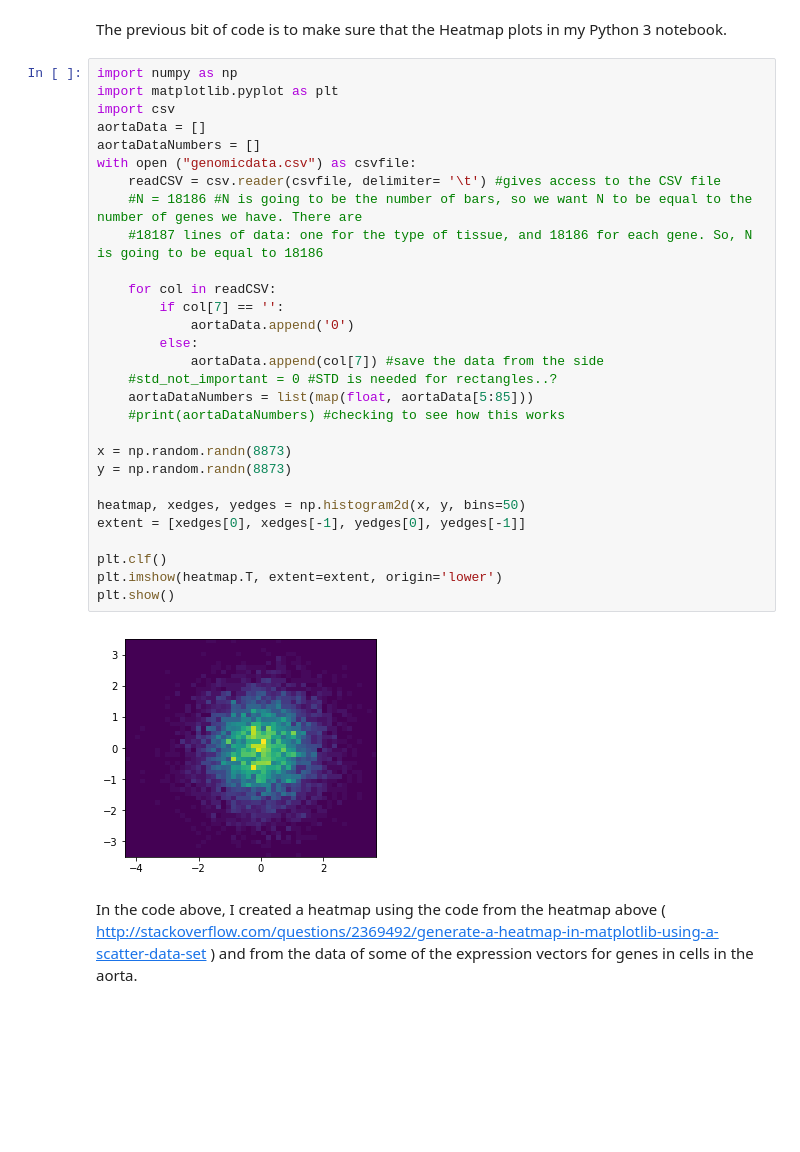
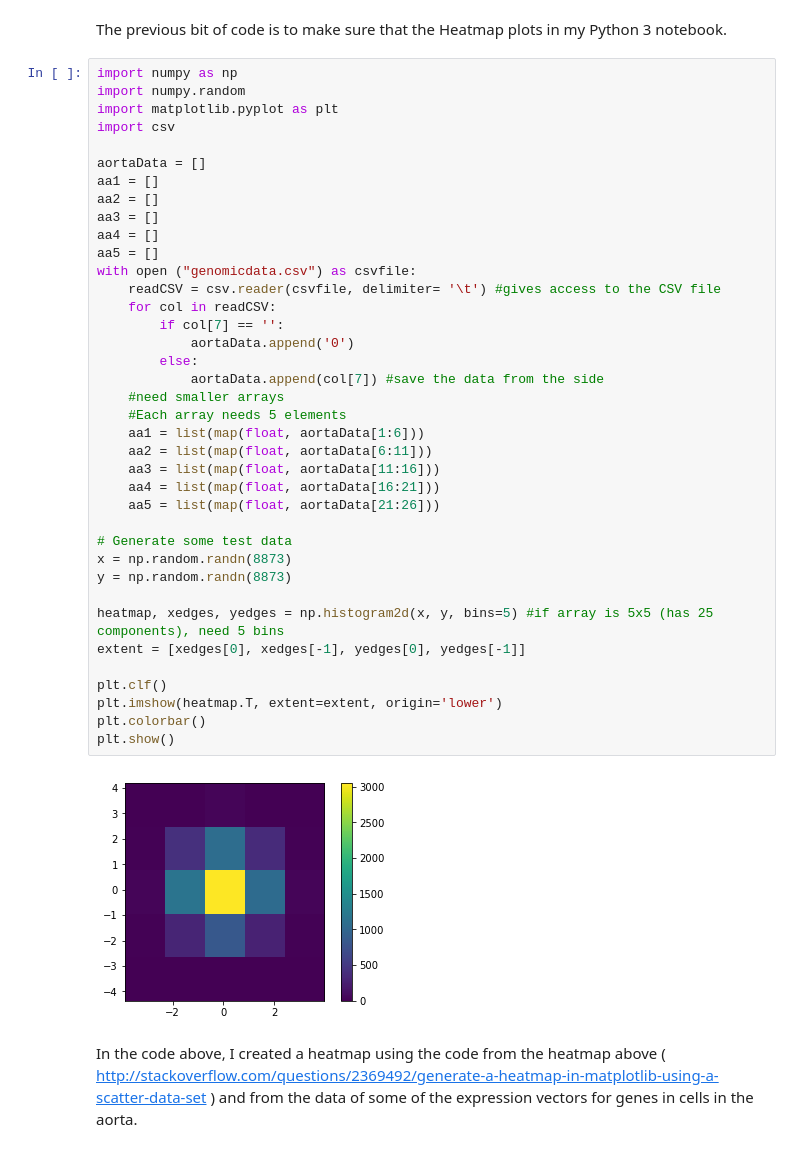
Before and after one commit to alexandratutino/rna-analysis-notebooks, a Jupyter notebook: Heatmap for Single Gene.ipynb, the cells around one changed output. Saved outputs shown, nothing was run; the diff lists cells and outputs as text; blank space fills up the shorter version.

```diff
--- a/Heatmap for Single Gene.ipynb
+++ b/Heatmap for Single Gene.ipynb
@@ -21,34 +21,43 @@ plt.show()
 The previous bit of code is to make sure that the Heatmap plots in my Python 3 notebook.
 # %%
 import numpy as np
+import numpy.random
 import matplotlib.pyplot as plt
 import csv
+
 aortaData = []
-aortaDataNumbers = []
+aa1 = []
+aa2 = []
+aa3 = []
+aa4 = []
+aa5 = []
 with open ("genomicdata.csv") as csvfile:
     readCSV = csv.reader(csvfile, delimiter= '\t') #gives access to the CSV file
-    #N = 18186 #N is going to be the number of bars, so we want N to be equal to the number of genes we have. There are
-    #18187 lines of data: one for the type of tissue, and 18186 for each gene. So, N is going to be equal to 18186
-
     for col in readCSV:
         if col[7] == '':
             aortaData.append('0')
         else:
             aortaData.append(col[7]) #save the data from the side
-    #std_not_important = 0 #STD is needed for rectangles..?
-    aortaDataNumbers = list(map(float, aortaData[5:85]))
-    #print(aortaDataNumbers) #checking to see how this works
+    #need smaller arrays
+    #Each array needs 5 elements
+    aa1 = list(map(float, aortaData[1:6]))
+    aa2 = list(map(float, aortaData[6:11]))
+    aa3 = list(map(float, aortaData[11:16]))
+    aa4 = list(map(float, aortaData[16:21]))
+    aa5 = list(map(float, aortaData[21:26]))
 
+# Generate some test data
 x = np.random.randn(8873)
 y = np.random.randn(8873)
 
-heatmap, xedges, yedges = np.histogram2d(x, y, bins=50)
+heatmap, xedges, yedges = np.histogram2d(x, y, bins=5) #if array is 5x5 (has 25 components), need 5 bins
 extent = [xedges[0], xedges[-1], yedges[0], yedges[-1]]
 
 plt.clf()
 plt.imshow(heatmap.T, extent=extent, origin='lower')
+plt.colorbar()
 plt.show()
 # %% [output]
-[figure, old version]
+[figure, new version]
 # %% [markdown]
 In the code above, I created a heatmap using the code from the heatmap above ( http://stackoverflow.com/questions/2369492/generate-a-heatmap-in-matplotlib-using-a-scatter-data-set ) and from the data of some of the expression vectors for genes in cells in the aorta.
```
Also changed, not shown: parts of 5 cells of this notebook, 3 other files.
